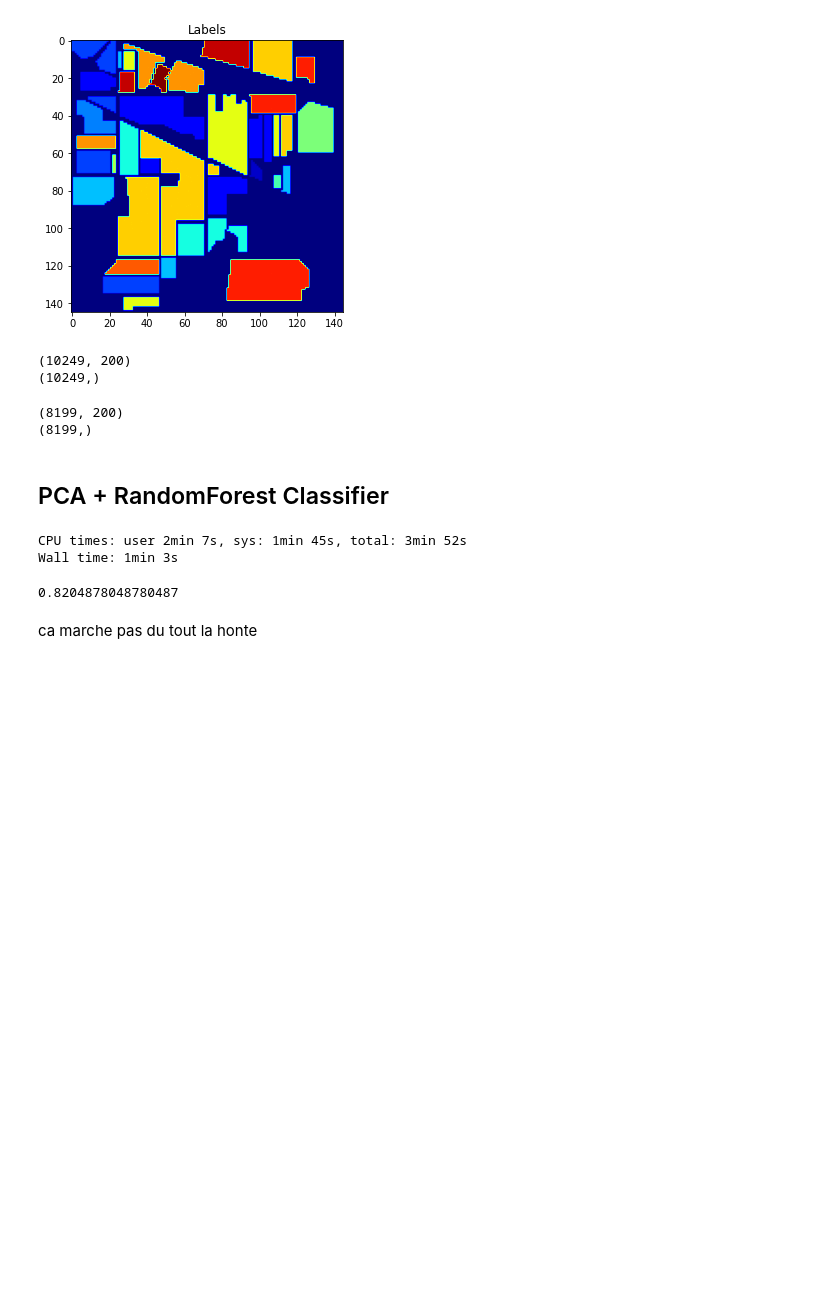
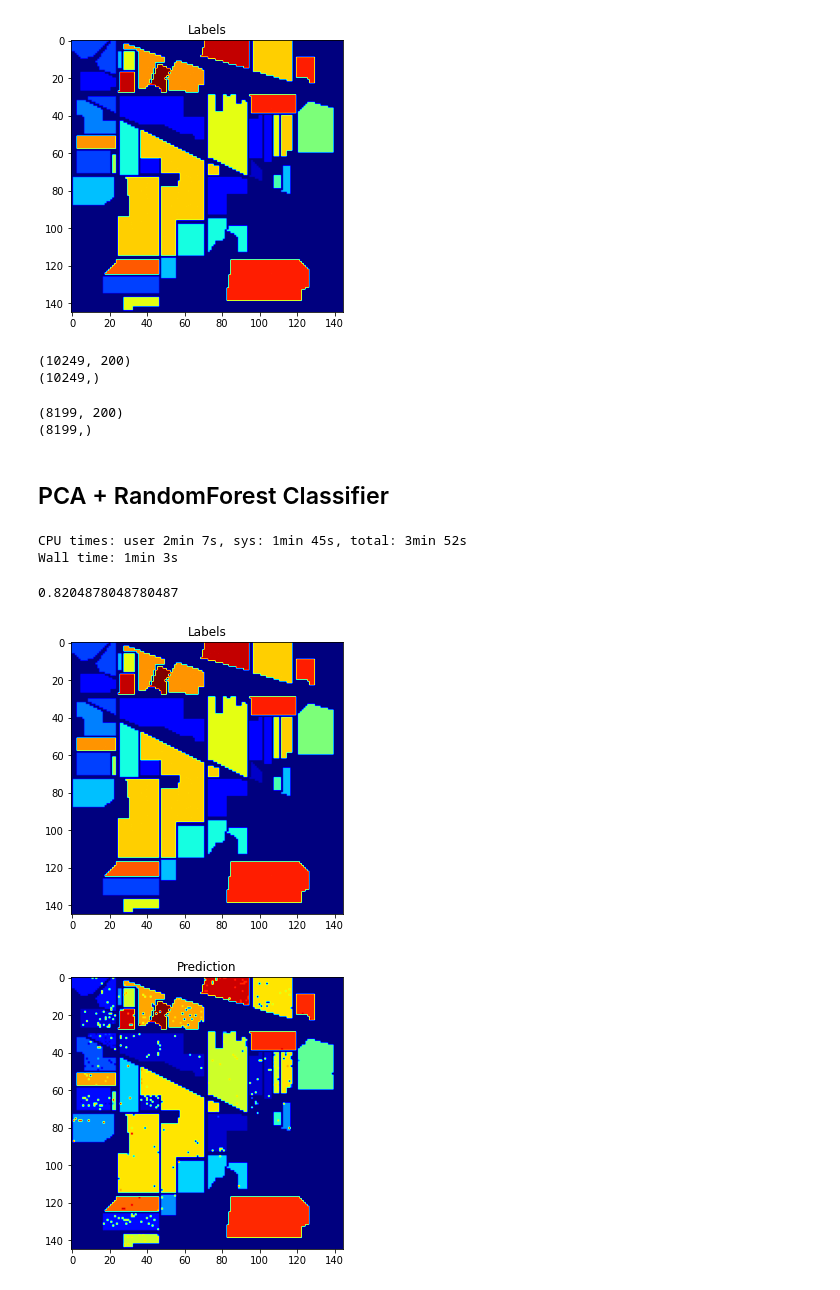
Before and after one commit to SabineHU/projet-IML, a Jupyter notebook: src/test_seb.ipynb, the cells around one changed output. Drawn from its saved outputs; the diff is of its cells as text; code cells hidden in the pictures; blank space fills up the shorter version.

```diff
--- a/src/test_seb.ipynb
+++ b/src/test_seb.ipynb
@@ -94,8 +94,10 @@ CPU times: user 2min 7s, sys: 1min 45s, total: 3min 52s
 Wall time: 1min 3s
 0.8204878048780487
 # %%
-def display_predicted_img(labels, labels_reshaped, result):
+def display_predicted_img(labels, result):
     img = np.zeros(labels.shape[0] * labels.shape[1])
+
+    labels_reshaped = labels.flatten()
 
     i = 0
     for idx, e in enumerate(labels_reshaped):
@@ -107,9 +109,10 @@ def display_predicted_img(labels, labels_reshaped, result):
 # %%
 result = onevsone_pipeline.predict(indiana_reshaped)
 
-predicted_img = display_predicted_img(indiana_gt, indiana_gt_reshaped, result)
+predicted_img = display_predicted_img(indiana_gt, result)
 
 display_img_labels(indiana_gt, 'Labels')
 display_img_labels(predicted_img, 'Prediction')
+# %% [output]
+[figure, added]
+[figure, added]
-# %% [markdown]
-ca marche pas du tout la honte
```
